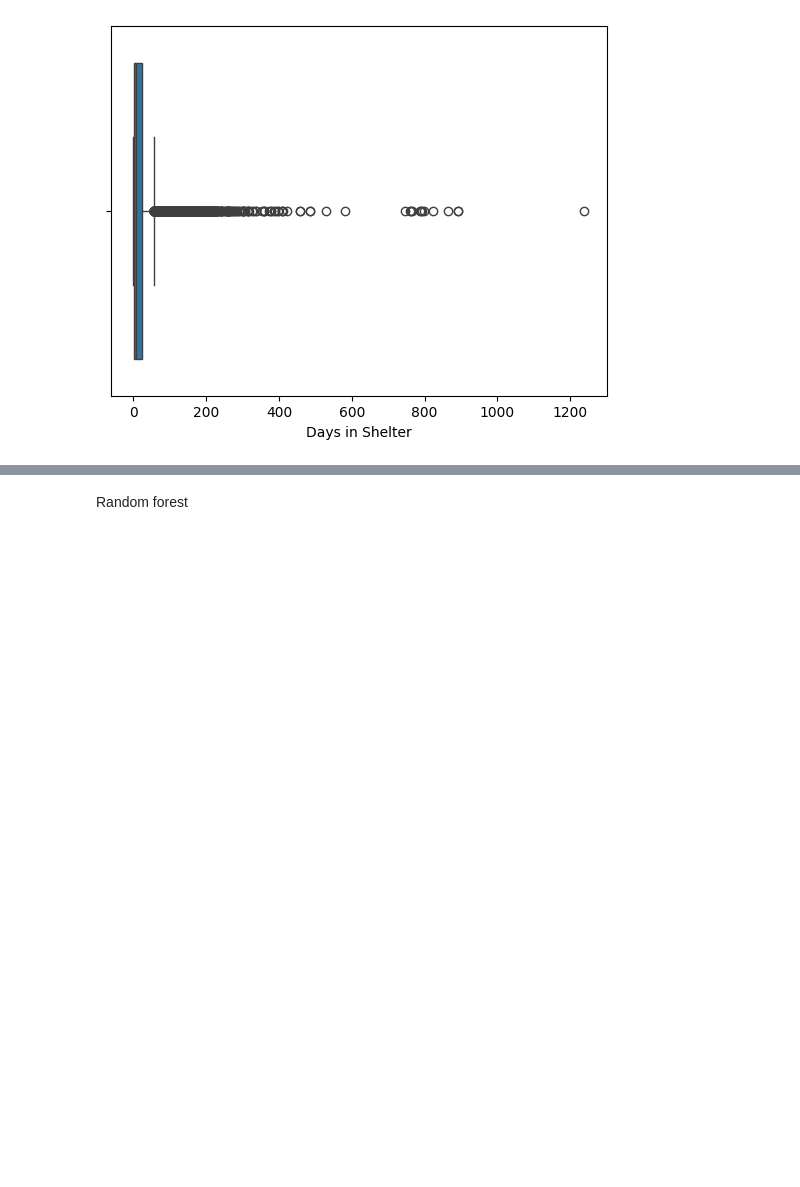
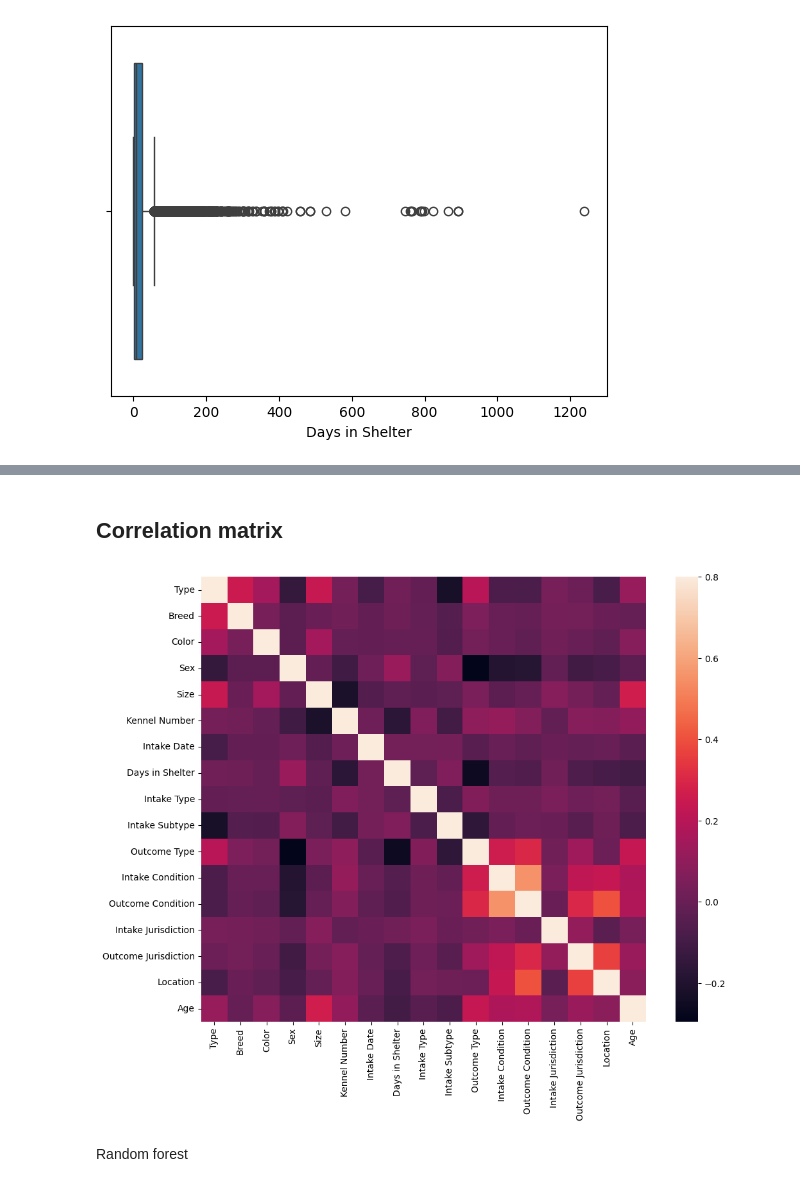
Before and after one commit to suzejka/shelter, a Jupyter notebook: magisterka.ipynb, the cells around one changed output, grey strips where cells are left out. Saved outputs shown, nothing was run; the diff lists cells and outputs as text; code cells hidden in the pictures; blank space fills up the shorter version.

```diff
--- a/magisterka.ipynb
+++ b/magisterka.ipynb
@@ -431,7 +476,7 @@ from datetime import datetime
 df.dropna(subset=['Date Of Birth'], inplace=True)
 intake_date = pd.to_datetime(df["Intake Date"])
 df["Date Of Birth"] = pd.to_datetime(df["Date Of Birth"])
-df['Age'] = (intake_date - df['Date Of Birth']).astype(int)
-df.drop(['Date Of Birth'], axis=1, inplace=True)
+df['Age'] = (intake_date - df['Date Of Birth']).dt.days.astype(int)//365
+#df.drop(['Date Of Birth'], axis=1, inplace=True)
 df
 # %% [output]
@@ -440,0 +521,2 @@ df["Age"].unique()
+# %%
+df.drop(df[df["Age"] < 0].index, inplace=True)
@@ -444,6 +530,5 @@ plt.show()
 # %%
-# df.drop(df[df["Age"] > 20].index, inplace=True)
-# df
+df.drop(df[df["Age"] > 25].index, inplace=True)
 # %%
 # df.drop(df[df["Sex"] == "Unknown"].index, inplace=True)
 # df
@@ -555,3 +854,13 @@ df
+# %% [markdown]
+## Correlation matrix
+# %%
+#correlation matrix
+corrmat = df.corr()
+f, ax = plt.subplots(figsize=(12, 9))
+sns.heatmap(corrmat, vmax=.8, square=True)
+plt.show()
+# %% [output]
+[figure, added]
 # %%
 decision = df["Days in Shelter"]
 attributes = df.drop("Days in Shelter", axis=1)
```
Also changed, not shown: parts of 39 cells of this notebook, 1 other file.
